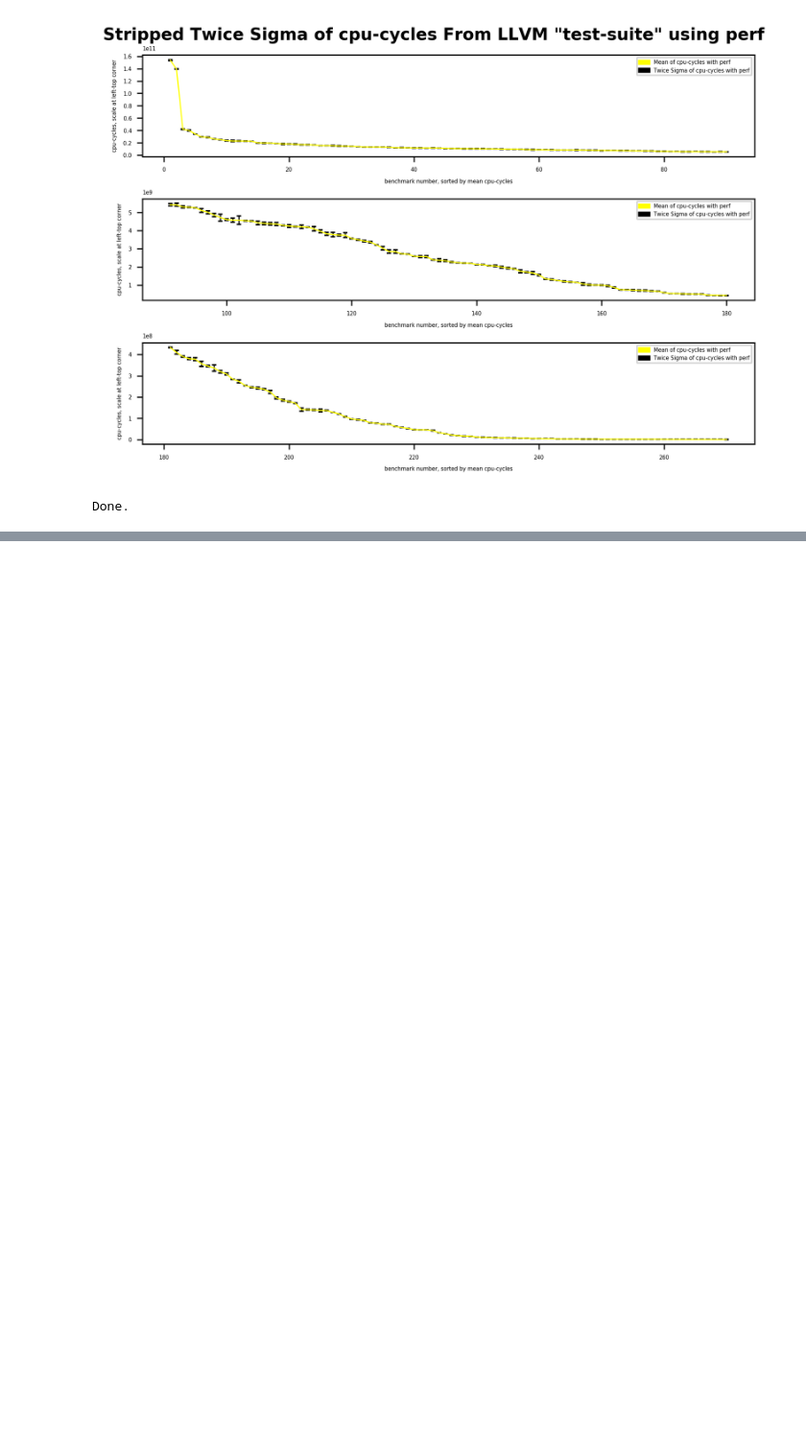
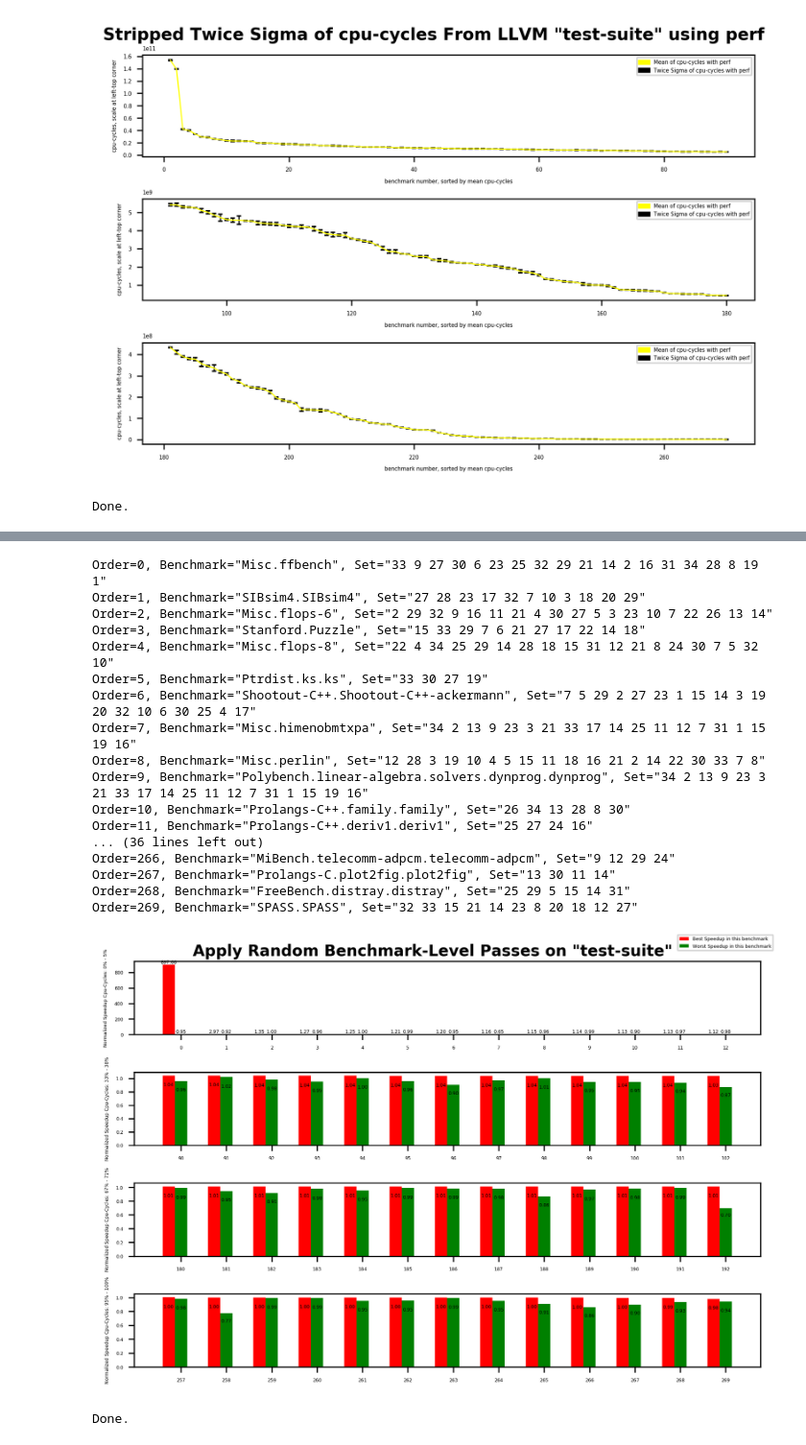
Before and after one commit to JaredCJR/ThesisTools, a Jupyter notebook: RandomSelect/LLVMTestSuiteScript/GraphGen/genSigmaGraph.ipynb, the cells around one changed output, grey strips where cells are left out. Shown: that part at 96% size. Cells and saved outputs as stored; diff of their text form; code cells hidden in the pictures; blank space fills up the shorter version.

Commit message:
Add new Random-BenchmarkGraph Generator

```diff
--- a/RandomSelect/LLVMTestSuiteScript/GraphGen/genSigmaGraph.ipynb
+++ b/RandomSelect/LLVMTestSuiteScript/GraphGen/genSigmaGraph.ipynb
@@ -333,0 +476,65 @@ if __name__ == '__main__':
+# %%
+#!/usr/bin/python3
+import os
+import glob
+import numpy as np
+import matplotlib.pyplot as plt
+import matplotlib.patches as mpatches
+import statistics
+from operator import itemgetter
+
+if __name__ == '__main__':
+    '''
+    Gather all input files
+    '''
+    Input = FileCollector()
+    RandomBenchmarkLevelFiles = Input.collect("./input/Random-BenchmarkLevel", "_Features")
+    StdFiles = Input.collect("./input/STD", "_Features")
+    '''
+    Gather all information in files
+    '''
+    benchmarks = BenchmarkDictListsGen()
+    RandomBenchmarkLevelBenchmarks = benchmarks.genFullInfo(RandomBenchmarkLevelFiles)
+    stdBenchmarks = benchmarks.genFullInfo(StdFiles)
+    '''
+    Gather the best and worst cpu-cycles and corresponding passes from the FullInfo
+    '''
+    RandomBestWorstAndPassSetDict = benchmarks.genBestWorstAndPassSetDict(RandomBenchmarkLevelBenchmarks,
+                                                                          'cpu-cycles', 'set')
+    '''
+    Get mean Std cpu-cycles
+    '''
+    StdMeanAndSigmaDict, _ = benchmarks.genCycleStdDeviation(stdBenchmarks)
+    '''
+    Gather the normalized best and worst cpu-cycles
+    '''
+    RandomNormalizedBestWorstAndPassSetDict = benchmarks.genNormalizedBestWorstAndPassSetDict(
+        RandomBestWorstAndPassSetDict, StdMeanAndSigmaDict)
+    '''
+    Draw the best with worst bar chart
+    '''
+    drawer = GraphDrawer()
+    drawer.DrawRandomBenchmarkLevelSpeedup(RandomNormalizedBestWorstAndPassSetDict,
+                                           "Apply Random Benchmark-Level Passes on \"test-suite\"")
+
+    print("Done.")
+# %% [output]
+Order=0, Benchmark="Misc.ffbench", Set="33 9 27 30 6 23 25 32 29 21 14 2 16 31 34 28 8 19 1"
+Order=1, Benchmark="SIBsim4.SIBsim4", Set="27 28 23 17 32 7 10 3 18 20 29"
+Order=2, Benchmark="Misc.flops-6", Set="2 29 32 9 16 11 21 4 30 27 5 3 23 10 7 22 26 13 14"
+Order=3, Benchmark="Stanford.Puzzle", Set="15 33 29 7 6 21 27 17 22 14 18"
+Order=4, Benchmark="Misc.flops-8", Set="22 4 34 25 29 14 28 18 15 31 12 21 8 24 30 7 5 32 10"
+Order=5, Benchmark="Ptrdist.ks.ks", Set="33 30 27 19"
+Order=6, Benchmark="Shootout-C++.Shootout-C++-ackermann", Set="7 5 29 2 27 23 1 15 14 3 19 20 32 10 6 30 25 4 17"
+Order=7, Benchmark="Misc.himenobmtxpa", Set="34 2 13 9 23 3 21 33 17 14 25 11 12 7 31 1 15 19 16"
+Order=8, Benchmark="Misc.perlin", Set="12 28 3 19 10 4 5 15 11 18 16 21 2 14 22 30 33 7 8"
+Order=9, Benchmark="Polybench.linear-algebra.solvers.dynprog.dynprog", Set="34 2 13 9 23 3 21 33 17 14 25 11 12 7 31 1 15 19 16"
+Order=10, Benchmark="Prolangs-C++.family.family", Set="26 34 13 28 8 30"
+Order=11, Benchmark="Prolangs-C++.deriv1.deriv1", Set="25 27 24 16"
+... (36 lines left out)
+Order=266, Benchmark="MiBench.telecomm-adpcm.telecomm-adpcm", Set="9 12 29 24"
+Order=267, Benchmark="Prolangs-C.plot2fig.plot2fig", Set="13 30 11 14"
+Order=268, Benchmark="FreeBench.distray.distray", Set="25 29 5 15 14 31"
+Order=269, Benchmark="SPASS.SPASS", Set="32 33 15 21 14 23 8 20 18 12 27"
+[figure, added]
+Done.
```
Also changed, not shown: parts of 2 cells of this notebook, 1 other file.
